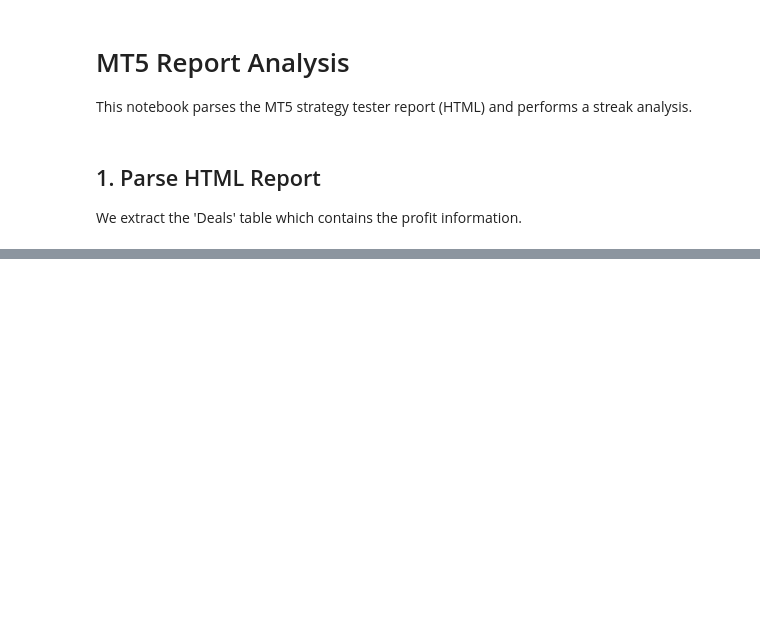
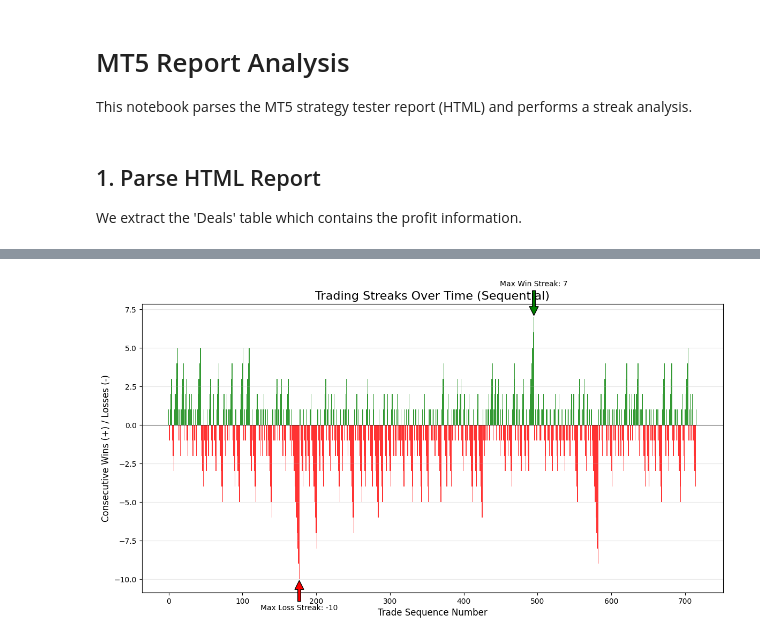
Before and after one commit to fmunozse-trading/mt5-backtest-analysis, a Jupyter notebook: notebooks/streak_analysis.ipynb, the cells around one changed output, grey strips where cells are left out. Saved outputs shown, nothing was run; the diff lists cells and outputs as text; code cells hidden in the pictures; blank space fills up the shorter version.

Commit message:
add more graphics

```diff
--- a/notebooks/streak_analysis.ipynb
+++ b/notebooks/streak_analysis.ipynb
@@ -16,7 +16,10 @@ import os
 We extract the 'Deals' table which contains the profit information.
 # %%
 # File path
-file_path = "../data/TicksReales.NASDAQ_con100MM_conRiesgoSimetrico25Percent__ReportTester-3000086403.html"
+#file_path = "../data/RT NDX 74.3k Pf 1.44 Rf 12.2 Dd 5.1 Csc 11.5.html"
+#file_path = "C:/Users/Usuario/SynologyDrive/trading/exports/RB_R_ORO_EASYTRADING_V.0.1/RF9.92_PF1.52_DD8.81_Win42.60_RT_ReportTester-3000086403.html"
+file_path = "C:/Users/Usuario/SynologyDrive/trading/exports/RB_R_ORO_EASYTRADING_V.0.1/RF14.13_PF1.65_DD6.95_Win44.74_RT_ReportTester-3000086403.html"
+
 json_output_path = "../data/parsed_trades.json"
 
 # Read Content
@@ -189,0 +163,42 @@ else:
+# %%
+import matplotlib.pyplot as plt
+import matplotlib.dates as mdates
+import seaborn as sns
+
+plt.figure(figsize=(14, 7))
+
+# Define colors based on sign
+colors = ['g' if x > 0 else 'r' for x in trades['Signed_Streak']]
+
+# Bar plot of Signed Streak vs Trade Index (Sequence)
+plt.bar(trades.index, trades['Signed_Streak'], color=colors, width=1.0, alpha=0.8)
+
+plt.title('Trading Streaks Over Time (Sequential)', fontsize=16)
+plt.xlabel('Trade Sequence Number', fontsize=12)
+plt.ylabel('Consecutive Wins (+) / Losses (-)', fontsize=12)
+plt.axhline(0, color='black', linewidth=0.5)
+plt.grid(axis='y', alpha=0.3)
+
+# Annotate max/min streaks
+max_streak = trades['Signed_Streak'].max()
+min_streak = trades['Signed_Streak'].min()
+
+if not pd.isna(max_streak):
+    idx_max = trades['Signed_Streak'].idxmax()
+    plt.annotate(f'Max Win Streak: {max_streak}',
+                 xy=(idx_max, max_streak),
+                 xytext=(idx_max, max_streak + 2),
+                 arrowprops=dict(facecolor='green', shrink=0.05),
+                 ha='center')
+
+if not pd.isna(min_streak):
+    idx_min = trades['Signed_Streak'].idxmin()
+    plt.annotate(f'Max Loss Streak: {min_streak}',
+                 xy=(idx_min, min_streak),
+                 xytext=(idx_min, min_streak - 2),
+                 arrowprops=dict(facecolor='red', shrink=0.05),
+                 ha='center')
+
+plt.show()
+# %% [output]
+[figure, added]
```
Also changed, not shown: parts of 13 cells of this notebook, 2 other files.
